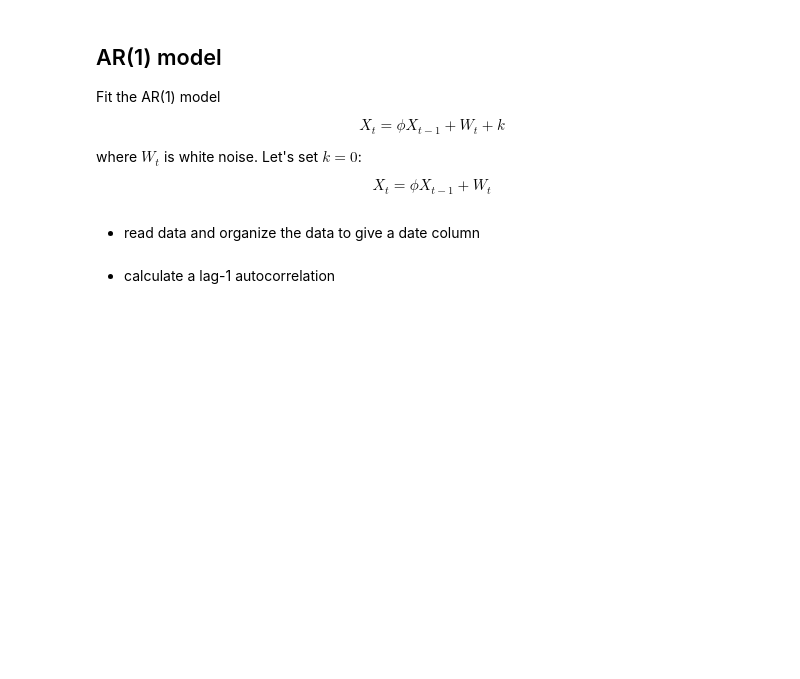
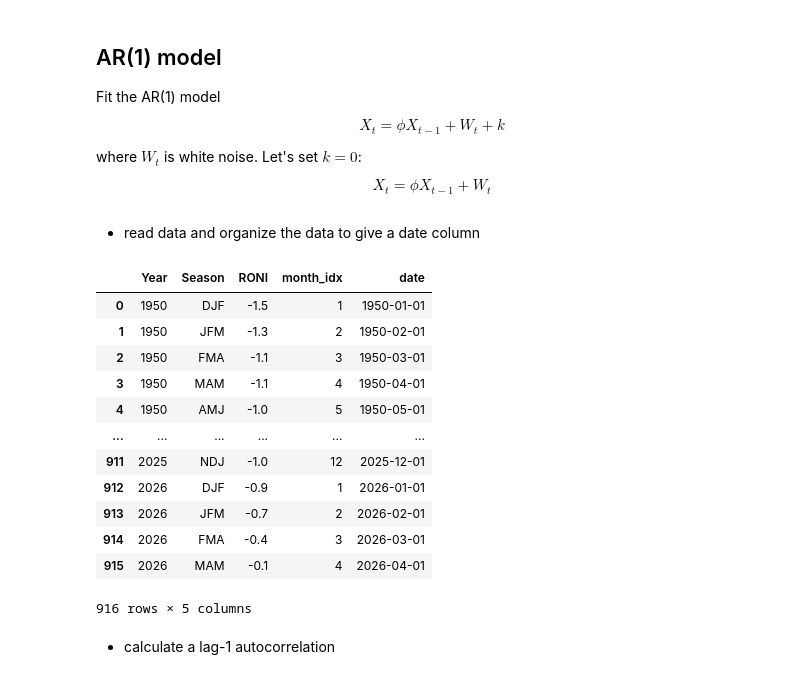
Before and after one commit to cl3225/CLMTG-5060, a Jupyter notebook: Lecture06_examples.ipynb, the cells around one changed output. Saved outputs shown, nothing was run; the diff lists cells and outputs as text; code cells hidden in the pictures; blank space fills up the shorter version.

```diff
--- a/Lecture06_examples.ipynb
+++ b/Lecture06_examples.ipynb
@@ -26,9 +26,25 @@ $$ X_t = \phi X_{t-1} + W_t $$
 # %%
 df = pd.read_csv("./noaa_roni.csv")
 seasons = ["DJF","JFM","FMA","MAM","AMJ","MJJ","JJA","JAS","ASO","SON","OND","NDJ"]
 season_to_month = {s: i+1 for i, s in enumerate(seasons)}
 df["month_idx"] = df["Season"].map(season_to_month)
 df["date"] = pd.to_datetime(df["Year"].astype(str) + "-" + df["month_idx"].astype(str) + "-01")
+
+df
+# %% [output]
+|  | Year | Season | RONI | month_idx | date |
+| 0 | 1950 | DJF | -1.5 | 1 | 1950-01-01 |
+| 1 | 1950 | JFM | -1.3 | 2 | 1950-02-01 |
+| 2 | 1950 | FMA | -1.1 | 3 | 1950-03-01 |
+| 3 | 1950 | MAM | -1.1 | 4 | 1950-04-01 |
+| 4 | 1950 | AMJ | -1.0 | 5 | 1950-05-01 |
+| ... | ... | ... | ... | ... | ... |
+| 911 | 2025 | NDJ | -1.0 | 12 | 2025-12-01 |
+| 912 | 2026 | DJF | -0.9 | 1 | 2026-01-01 |
+| 913 | 2026 | JFM | -0.7 | 2 | 2026-02-01 |
+| 914 | 2026 | FMA | -0.4 | 3 | 2026-03-01 |
+| 915 | 2026 | MAM | -0.1 | 4 | 2026-04-01 |
+916 rows × 5 columns
 # %% [markdown]
 - calculate a lag-1 autocorrelation
 # %%
```
Also changed, not shown: parts of 2 cells of this notebook.
